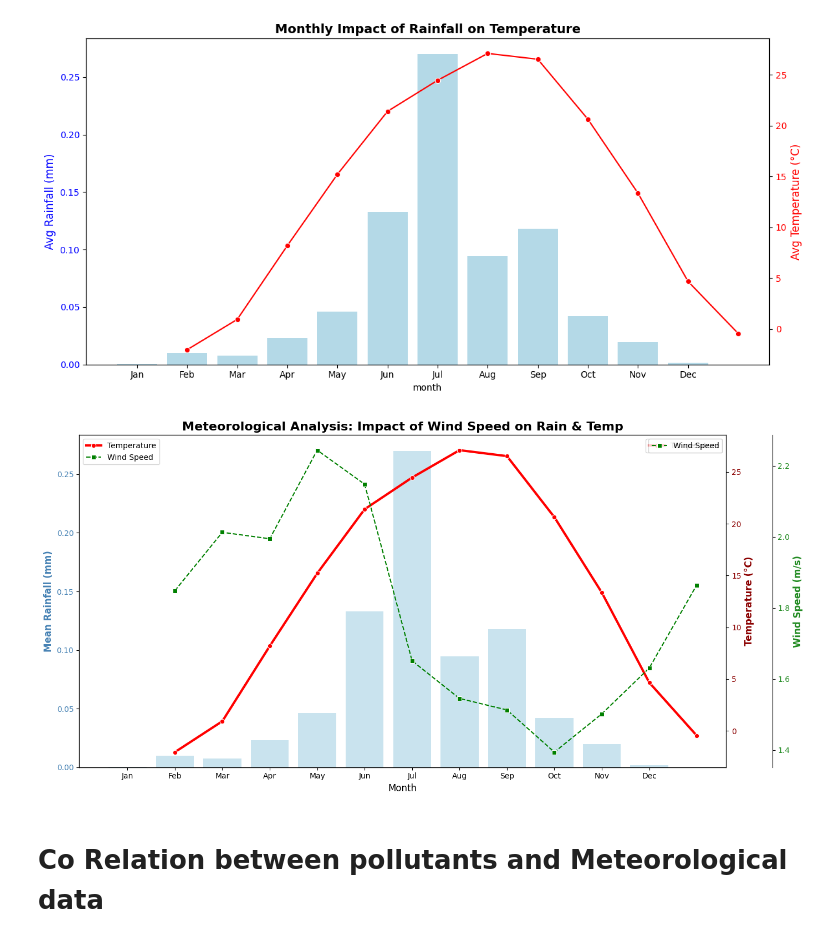
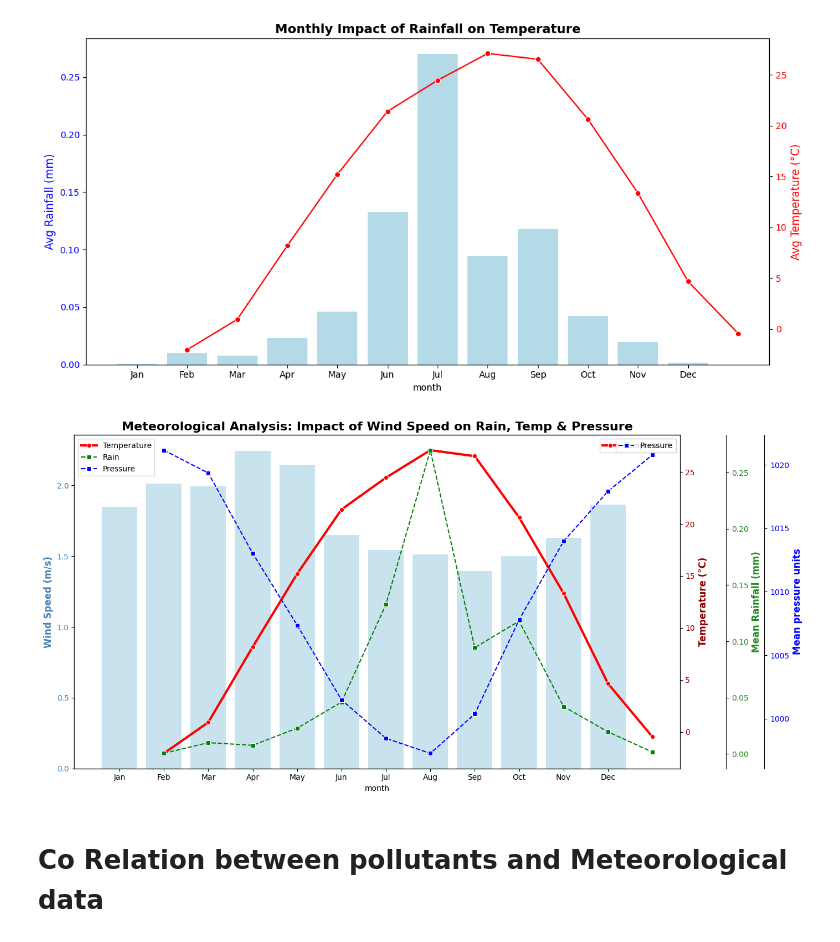
Before and after one commit to mairafaq08/assessment, a Jupyter notebook: Assesment_File.ipynb, the cells around one changed output. Drawn from its saved outputs; the diff is of its cells as text; code cells hidden in the pictures.

Commit message:
Changes done in Meteorological Analysis

```diff
--- a/Assesment_File.ipynb
+++ b/Assesment_File.ipynb
@@ -1095,7 +1095,7 @@ plt.show()
 # %% [output]
 [figure]
 # %%
-## impact of windspeed on rainfall and temperature
+## impact of windspeed on rainfall and temperature and pressure for all stations
 
 import pandas as pd
 import seaborn as sns
@@ -1103,47 +1103,76 @@ import matplotlib.pyplot as plt
 
 # 1. Aggregate your data by month
 MONTH_LABELS = ["Jan","Feb","Mar","Apr","May","Jun", "Jul","Aug","Sep","Oct","Nov","Dec"]
-monthly_data = full_df.groupby('month')[['TEMP', 'RAIN', 'WSPM']].mean().reset_index()
+monthly_data = full_df.groupby('month')[['TEMP', 'RAIN', 'WSPM','PRES']].mean().reset_index()
 
 # 2. Setup the figure
-fig, ax_rain = plt.subplots(figsize=(14, 7))
-plt.title("Meteorological Analysis: Impact of Wind Speed on Rain & Temp", fontsize=16, fontweight='bold')
+fig, ax_wind = plt.subplots(figsize=(14, 7))
+plt.title("Meteorological Analysis: Impact of Wind Speed on Rain, Temp & Pressure", fontsize=16, fontweight='bold')
 
 # --- AXIS 1: RAINFALL (Bars) ---
-sns.barplot(data=monthly_data, x='month', y='RAIN', color='skyblue', alpha=0.5, ax=ax_rain)
-ax_rain.set_ylabel("Mean Rainfall (mm)", color="steelblue", fontsize=12, fontweight='bold')
-ax_rain.tick_params(axis='y', labelcolor="steelblue")
+#sns.barplot(data=monthly_data, x='month', y='RAIN', color='skyblue', alpha=0.5, ax=ax_rain)
+#ax_rain.set_ylabel("Mean Rainfall (mm)", color="steelblue", fontsize=12, fontweight='bold')
+#ax_rain.tick_params(axis='y', labelcolor="steelblue")
+
+
+###########################################################3
+# --- AXIS 1: wind speed (Bars) ---
+sns.barplot(data=monthly_data, x='month', y='WSPM', color='skyblue', alpha=0.5, ax=ax_wind)
+ax_wind.set_ylabel("Wind Speed (m/s)", color="steelblue", fontsize=12, fontweight='bold')
+ax_wind.tick_params(axis='y', labelcolor="steelblue")
+############################################################
 
 # --- AXIS 2: TEMPERATURE (Solid Line) ---
-ax_temp = ax_rain.twinx()
+ax_temp = ax_wind.twinx()
 sns.lineplot(data=monthly_data, x='month', y='TEMP', color='red', marker='o', linewidth=3, ax=ax_temp, label='Temperature')
 ax_temp.set_ylabel("Temperature (°C)", color="darkred", fontsize=12, fontweight='bold')
 ax_temp.tick_params(axis='y', labelcolor="darkred")
 
 # --- AXIS 3: WIND SPEED (Dashed Line) ---
 # We offset this axis so it doesn't overlap the temperature axis
-ax_wind = ax_rain.twinx()
-ax_wind.spines['right'].set_position(('outward', 60)) # Move axis further right
-sns.lineplot(data=monthly_data, x='month', y='WSPM', color='green', marker='s', linestyle='--', ax=ax_wind, label='Wind Speed')
-ax_wind.set_ylabel("Wind Speed (m/s)", color="forestgreen", fontsize=12, fontweight='bold')
-ax_wind.tick_params(axis='y', labelcolor="forestgreen")
+#ax_wind = ax_rain.twinx()
+#ax_wind.spines['right'].set_position(('outward', 60)) # Move axis further right
+#sns.lineplot(data=monthly_data, x='month', y='WSPM', color='green', marker='s', linestyle='--', ax=ax_wind, label='Wind Speed')
+#ax_wind.set_ylabel("Wind Speed (m/s)", color="forestgreen", fontsize=12, fontweight='bold')
+#ax_wind.tick_params(axis='y', labelcolor="forestgreen")
+
+###################################################################
+# --- AXIS 3: WIND SPEED (Dashed Line) ---
+# We offset this axis so it doesn't overlap the temperature axis
+ax_rain = ax_wind.twinx()
+ax_rain.spines['right'].set_position(('outward', 60)) # Move axis further right
+sns.lineplot(data=monthly_data, x='month', y='RAIN', color='green', marker='s', linestyle='--', ax=ax_rain, label='Rain')
+ax_rain.set_ylabel("Mean Rainfall (mm)", color="forestgreen", fontsize=12, fontweight='bold')
+ax_rain.tick_params(axis='y', labelcolor="forestgreen")
+####################################################################
+
+# --- AXIS 3: WIND SPEED (Dashed Line) ---
+# We offset this axis so it doesn't overlap the temperature axis
+ax_pres = ax_wind.twinx()
+ax_pres.spines['right'].set_position(('outward', 110)) # Move axis further right
+sns.lineplot(data=monthly_data, x='month', y='PRES', color='blue', marker='s', linestyle='--', ax=ax_pres, label='Pressure')
+ax_pres.set_ylabel("Mean pressure units", color="blue", fontsize=12, fontweight='bold')
+ax_pres.tick_params(axis='y', labelcolor="blue")
+
+
+
 
 # 3. Final Styling
 ax_rain.set_xticks(range(12))
 ax_rain.set_xticklabels(MONTH_LABELS, rotation=0)
 ax_rain.set_xlabel("Month", fontsize=12)
 
 # Combined Legend
 lines, labels = [], []
-for ax in [ax_temp, ax_wind]:
+for ax in [ax_temp, ax_rain,ax_pres]:
     l, lab = ax.get_legend_handles_labels()
     lines.extend(l)
     labels.extend(lab)
 ax_rain.legend(lines, labels, loc='upper left')
 
 plt.tight_layout()
 plt.show()
 # %% [output]
-[figure, old version]
+[figure, new version]
 # %% [markdown]
 # Co Relation between pollutants and Meteorological **data**
```
Also changed, not shown: parts of 7 cells of this notebook.
